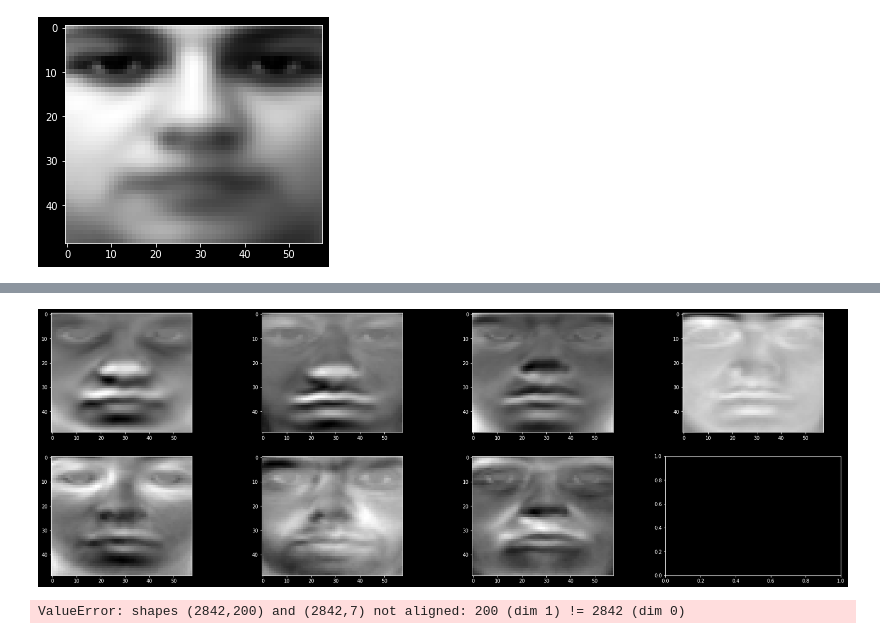
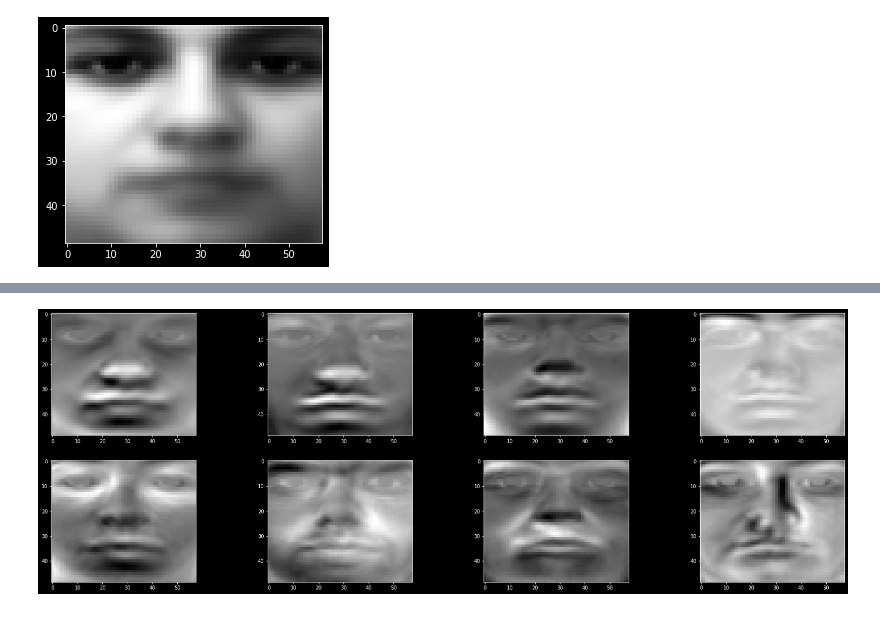
Before and after one commit to Rutvij-1/Eigen-Faces-SMAI-M21-project, a Jupyter notebook: EigenFaces.ipynb, the cells around one changed output, grey strips where cells are left out. Cells and saved outputs as stored; diff of their text form; code cells hidden in the pictures.

```diff
--- a/EigenFaces.ipynb
+++ b/EigenFaces.ipynb
@@ -48,8 +47,16 @@ def eigen(mat):
 # %%
-eigen_vecs, eigen_vals = eigen(np.cov((face_matrix-mean_face_array).T))
-eigen_vecs = eigen_vecs.T[np.argsort(eigen_vals)[-7:][::-1]].T
-eigen_vals = np.sort(eigen_vals)[-7:][::-1]
+dim = mean_face_array.shape[0]
+eigen_vecs, eigen_vals, V = np.linalg.svd(np.cov((face_matrix-mean_face_array).T))
+eigen_vecs = eigen_vecs.T[np.argsort(eigen_vals)[-dim:][::-1]].T
+eigen_vals = np.sort(eigen_vals)[-dim:][::-1]
 # %%
 # eigen_vecs = eigen_vecs.T[np.argsort(eigen_vals)].T
 # %%
 # eigen_vecs @ np.diag(eigen_vals) @ V, np.cov((face_matrix-mean_face_array).T)
+# %%
+f,ax = plt.subplots(nrows=2,ncols=4,figsize=(30,10))
+for i in range(8):
+    ax[i//4,i%4].imshow(eigen_vecs[:,i].reshape(49,58),cmap='gray',vmin=np.amin(eigen_vecs[:,i]),vmax=np.amax(eigen_vecs[:,i]))
+plt.show()
+# %% [output]
+[figure, added]
@@ -56,17 +66,6 @@ eigen_vals = np.sort(eigen_vals)[-7:][::-1]
 # %%
-f,ax = plt.subplots(nrows=2,ncols=4,figsize=(30,10))
-for i in range(7):
-    ax[i//4,i%4].imshow(eigen_vecs[:,i].reshape(49,58),cmap='gray')
-plt.show()
+# f,ax = plt.subplots(nrows=2,ncols=4,figsize=(30,10))
+# for i in range(7):
+#     ax[i//4,i%4].imshow(projected_data[i].reshape(49,58),cmap='gray')
+# ax[1,3].axis('off')
+# plt.show()
-# %% [output]
-[figure, removed]
-# %%
-projected_data = np.dot(face_matrix.T, eigen_vecs)
-# projected_data.shape
-face_matrix.shape, eigen_vecs.shape
-# f,ax = plt.subplots(nrows=2,ncols=5,figsize=(30,10))
-# for i in range(10):
-#     ax[i//5,i%5].imshow(projected_data[:,i].reshape(49,58),cmap='gray')
-# plt.show()
-# %% [output]
-ValueError: shapes (2842,200) and (2842,7) not aligned: 200 (dim 1) != 2842 (dim 0)
```
Also changed, not shown: parts of 6 cells of this notebook.
